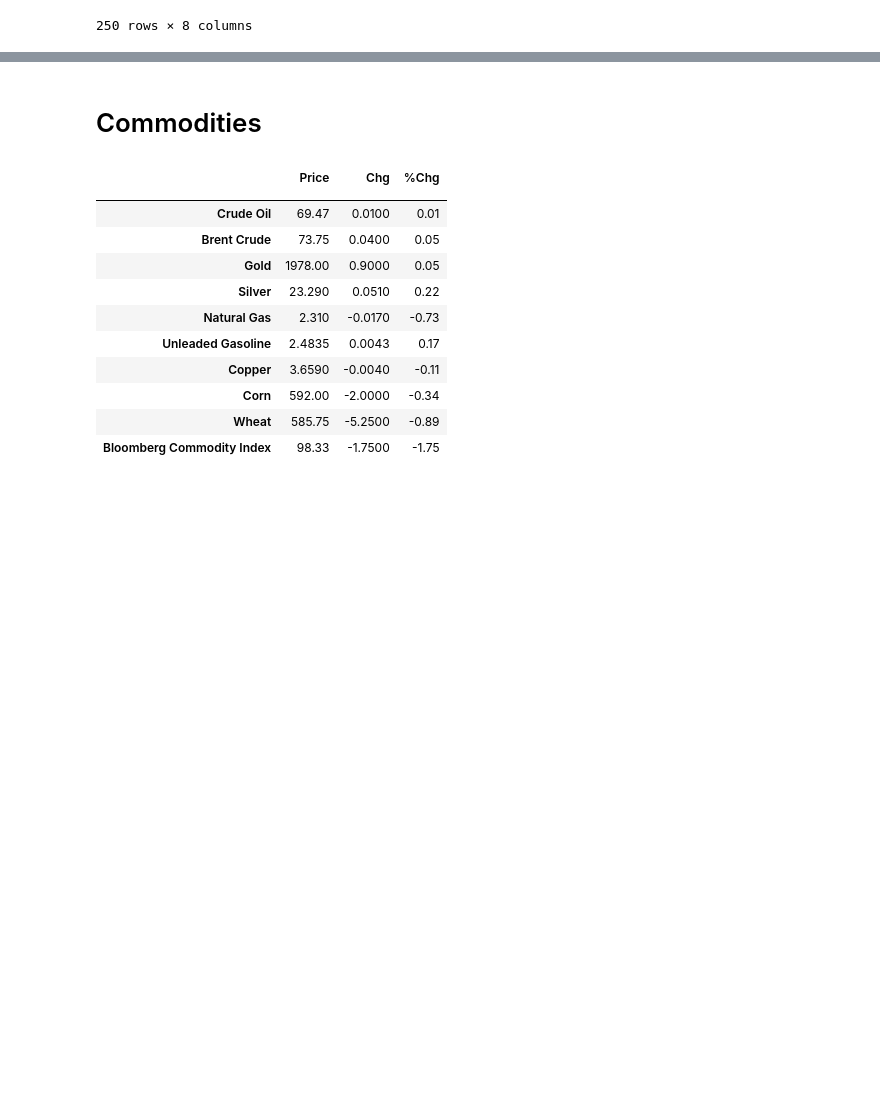
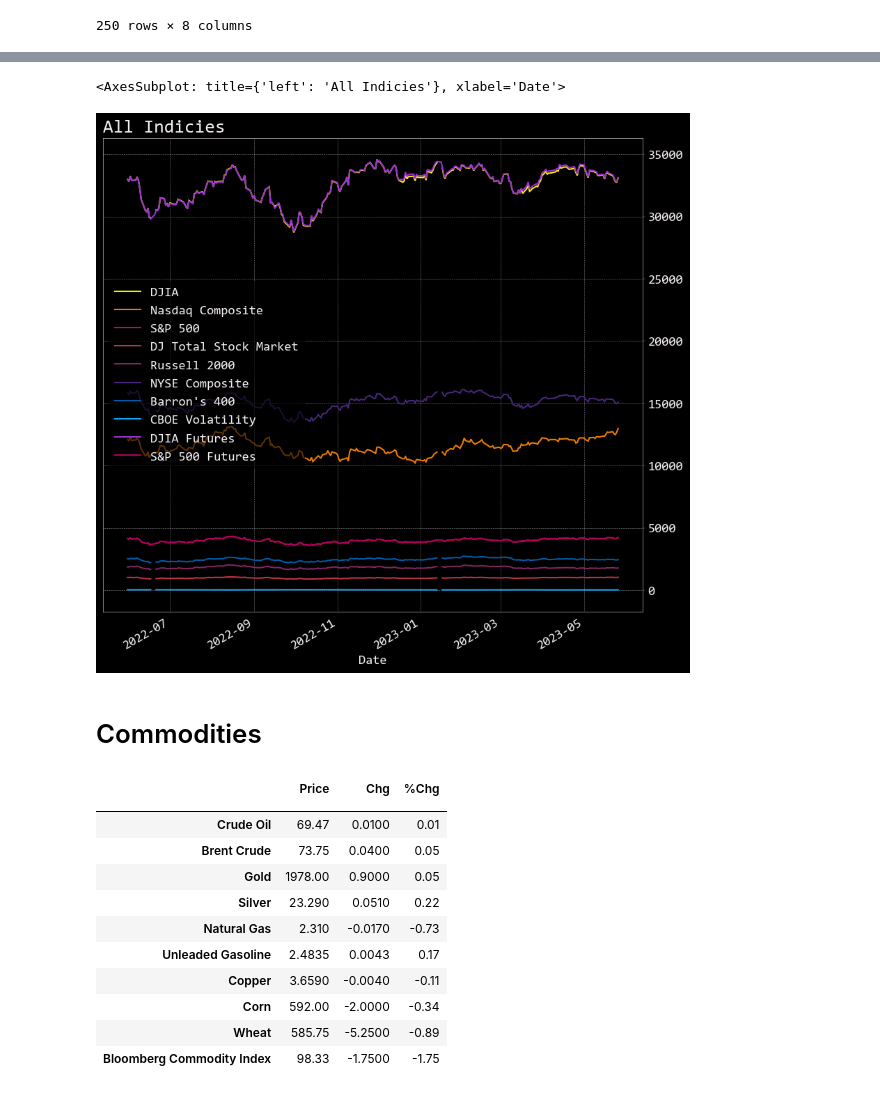
Before and after one commit to mikewenner/Streamlit, a Jupyter notebook: streamlit_dfs.ipynb, the cells around one changed output, grey strips where cells are left out. Drawn from its saved outputs; the diff is of its cells as text; code cells hidden in the pictures; blank space fills up the shorter version.

```diff
--- a/streamlit_dfs.ipynb
+++ b/streamlit_dfs.ipynb
@@ -106,3 +128,13 @@ indicies_plot_df
+# %%
+indicies_plot_df.plot(
+    title = "All Indicies",
+    figsize = (10,10),
+    #logy = True
+
+)
+# %% [output]
+<AxesSubplot: title={'left': 'All Indicies'}, xlabel='Date'>
+[figure, added]
 # %%
 #How to make plot for drop down??
 # %%
```
Also changed, not shown: parts of 10 cells of this notebook, 2 other files.
